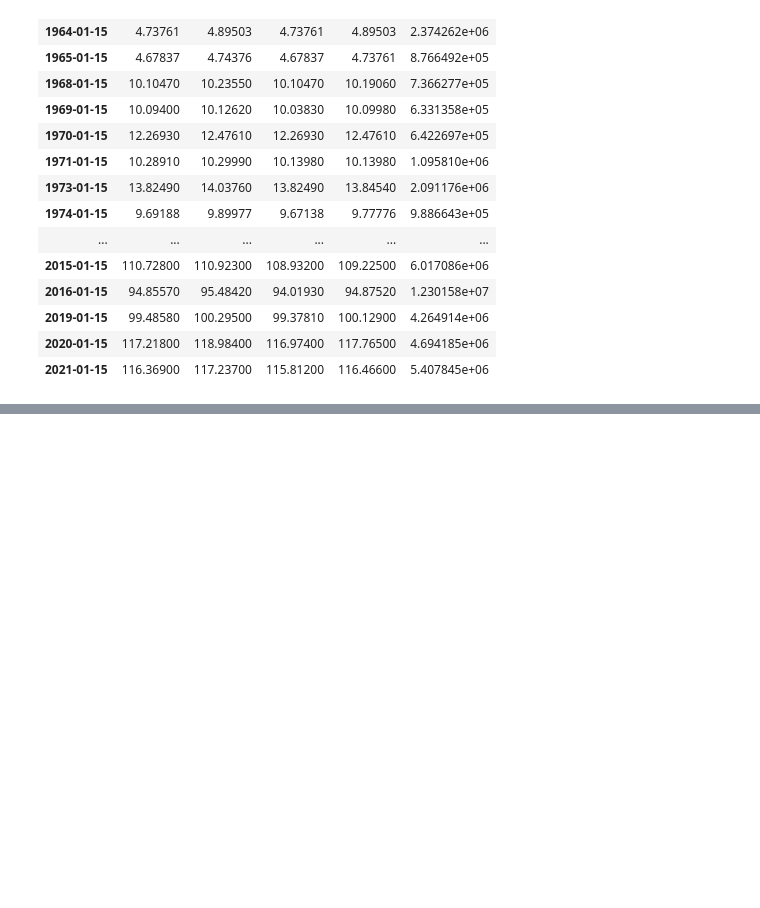
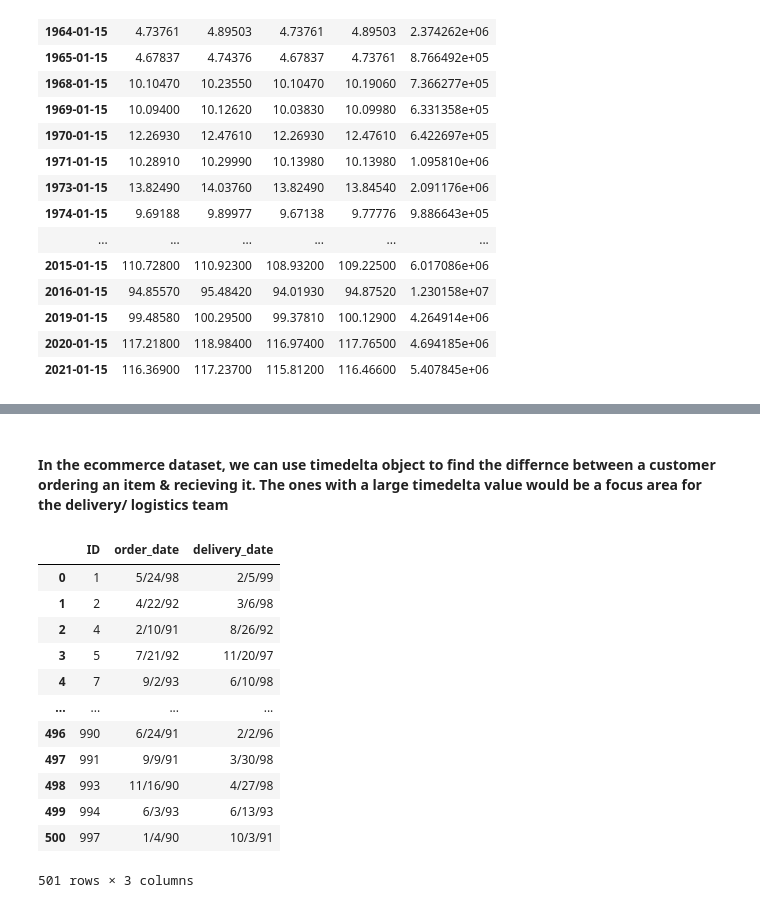
Before and after one commit to abhijeet-bhambere/pashkavers-pandas-trail, a Jupyter notebook: 11 - Working with Dates and Times.ipynb, the cells around one changed output, grey strips where cells are left out. Drawn from its saved outputs; the diff is of its cells as text; code cells hidden in the pictures; blank space fills up the shorter version.

```diff
--- a/11 - Working with Dates and Times.ipynb
+++ b/11 - Working with Dates and Times.ipynb
@@ -437,0 +503,18 @@ stocks[stocks.index.isin(jan)]
+# %% [markdown]
+#### In the ecommerce dataset, we can use timedelta object to find the differnce between a customer ordering an item & recieving it. The ones with a large timedelta value would be a focus area for the delivery/ logistics team
+# %%
+pd.read_csv("ecommerce.csv")
+# %% [output]
+|  | ID | order_date | delivery_date |
+| 0 | 1 | 5/24/98 | 2/5/99 |
+| 1 | 2 | 4/22/92 | 3/6/98 |
+| 2 | 4 | 2/10/91 | 8/26/92 |
+| 3 | 5 | 7/21/92 | 11/20/97 |
+| 4 | 7 | 9/2/93 | 6/10/98 |
+| ... | ... | ... | ... |
+| 496 | 990 | 6/24/91 | 2/2/96 |
+| 497 | 991 | 9/9/91 | 3/30/98 |
+| 498 | 993 | 11/16/90 | 4/27/98 |
+| 499 | 994 | 6/3/93 | 6/13/93 |
+| 500 | 997 | 1/4/90 | 10/3/91 |
+501 rows × 3 columns
```
Also changed, not shown: parts of 24 cells of this notebook.
